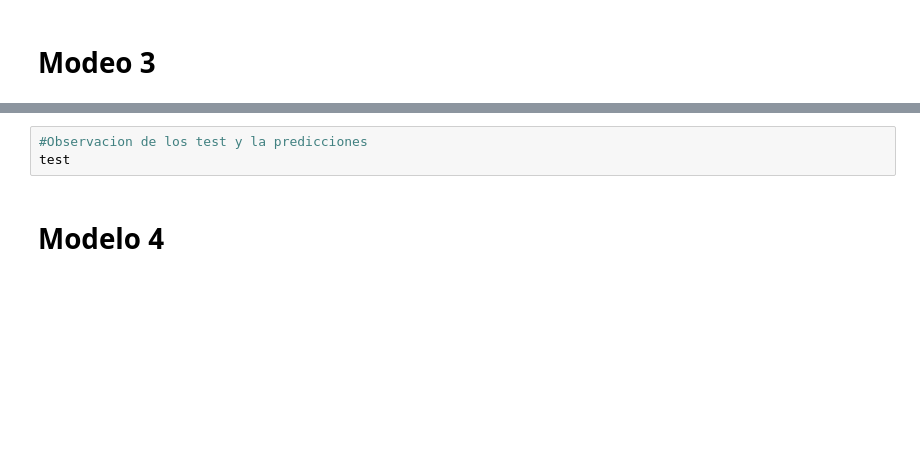
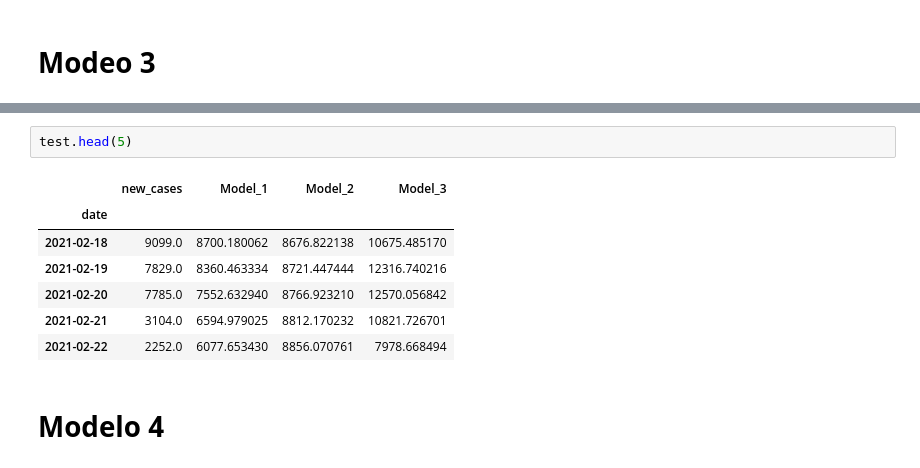
Before and after one commit to artthuro6/Deep_Learning-Covid19, a Jupyter notebook: LSTM_COVID_19.ipynb, the cells around one changed output, grey strips where cells are left out. Drawn from its saved outputs; the diff is of its cells as text; blank space fills up the shorter version.

```diff
--- a/LSTM_COVID_19.ipynb
+++ b/LSTM_COVID_19.ipynb
@@ -618,6 +628,13 @@ test.plot(figsize=(12,8))
-# %%
-#Observacion de los test y la predicciones
-test
+# %%
+test.head(5)
+# %% [output]
+|  | new_cases | Model_1 | Model_2 | Model_3 |
+| date |  |  |  |  |
+| 2021-02-18 | 9099.0 | 8700.180062 | 8676.822138 | 10675.485170 |
+| 2021-02-19 | 7829.0 | 8360.463334 | 8721.447444 | 12316.740216 |
+| 2021-02-20 | 7785.0 | 7552.632940 | 8766.923210 | 12570.056842 |
+| 2021-02-21 | 3104.0 | 6594.979025 | 8812.170232 | 10821.726701 |
+| 2021-02-22 | 2252.0 | 6077.653430 | 8856.070761 | 7978.668494 |
 # %% [markdown]
 # **Modelo 4**
 # %%
```
Also changed, not shown: parts of 11 cells of this notebook.
